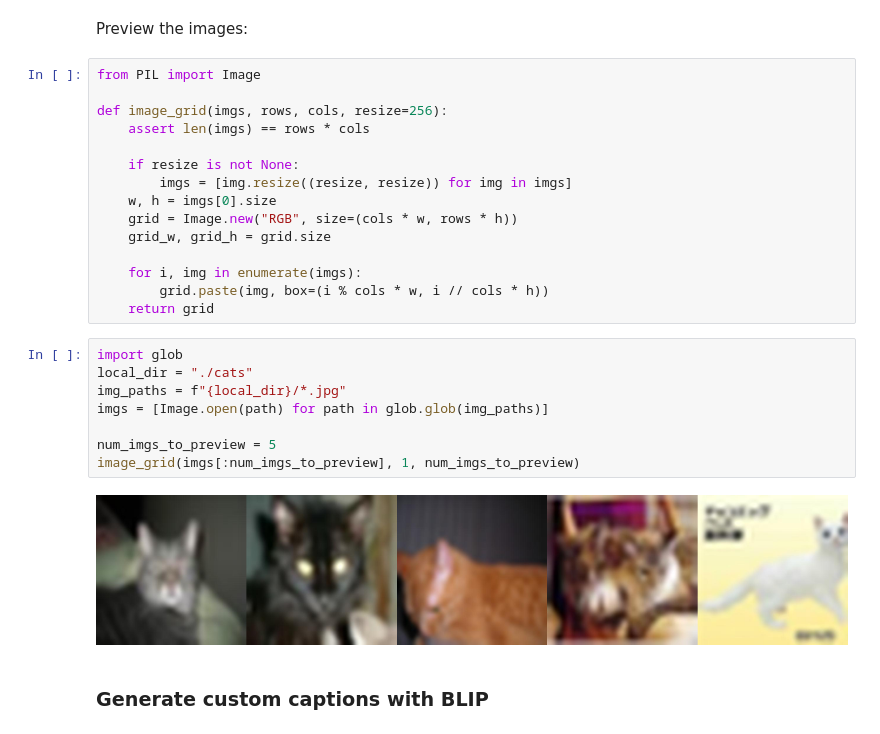
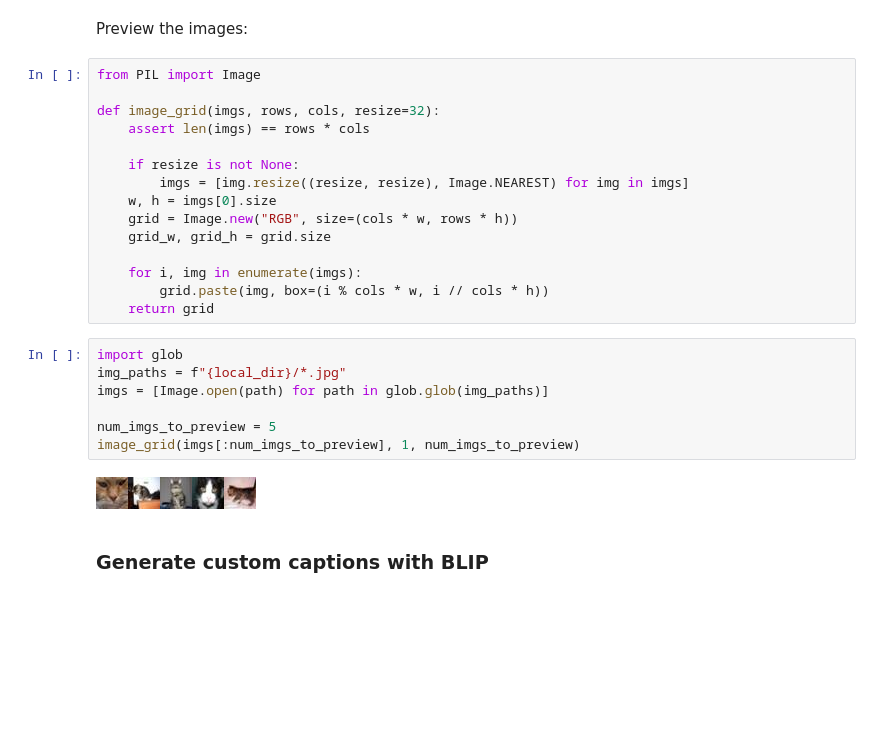
Before and after one commit to kordc/sd-imbalance, a Jupyter notebook: notebooks/SDXL_Dreambooth_LoRA_advanced_example.ipynb, the cells around one changed output. Cells and saved outputs as stored; diff of their text form; blank space fills up the shorter version.

```diff
--- a/notebooks/SDXL_Dreambooth_LoRA_advanced_example.ipynb
+++ b/notebooks/SDXL_Dreambooth_LoRA_advanced_example.ipynb
@@ -93,11 +95,11 @@ Preview the images:
 # %%
 from PIL import Image
 
-def image_grid(imgs, rows, cols, resize=256):
+def image_grid(imgs, rows, cols, resize=32):
     assert len(imgs) == rows * cols
 
     if resize is not None:
-        imgs = [img.resize((resize, resize)) for img in imgs]
+        imgs = [img.resize((resize, resize), Image.NEAREST) for img in imgs]
     w, h = imgs[0].size
     grid = Image.new("RGB", size=(cols * w, rows * h))
     grid_w, grid_h = grid.size
@@ -107,14 +109,13 @@ def image_grid(imgs, rows, cols, resize=256):
     return grid
 # %%
 import glob
-local_dir = "./cats"
 img_paths = f"{local_dir}/*.jpg"
 imgs = [Image.open(path) for path in glob.glob(img_paths)]
 
 num_imgs_to_preview = 5
 image_grid(imgs[:num_imgs_to_preview], 1, num_imgs_to_preview)
 # %% [output]
-[figure, old version]
+[figure, new version]
 # %% [markdown]
 ### Generate custom captions with BLIP
 # %% [markdown]
```
Also changed, not shown: parts of 17 cells of this notebook, 4 other files.
